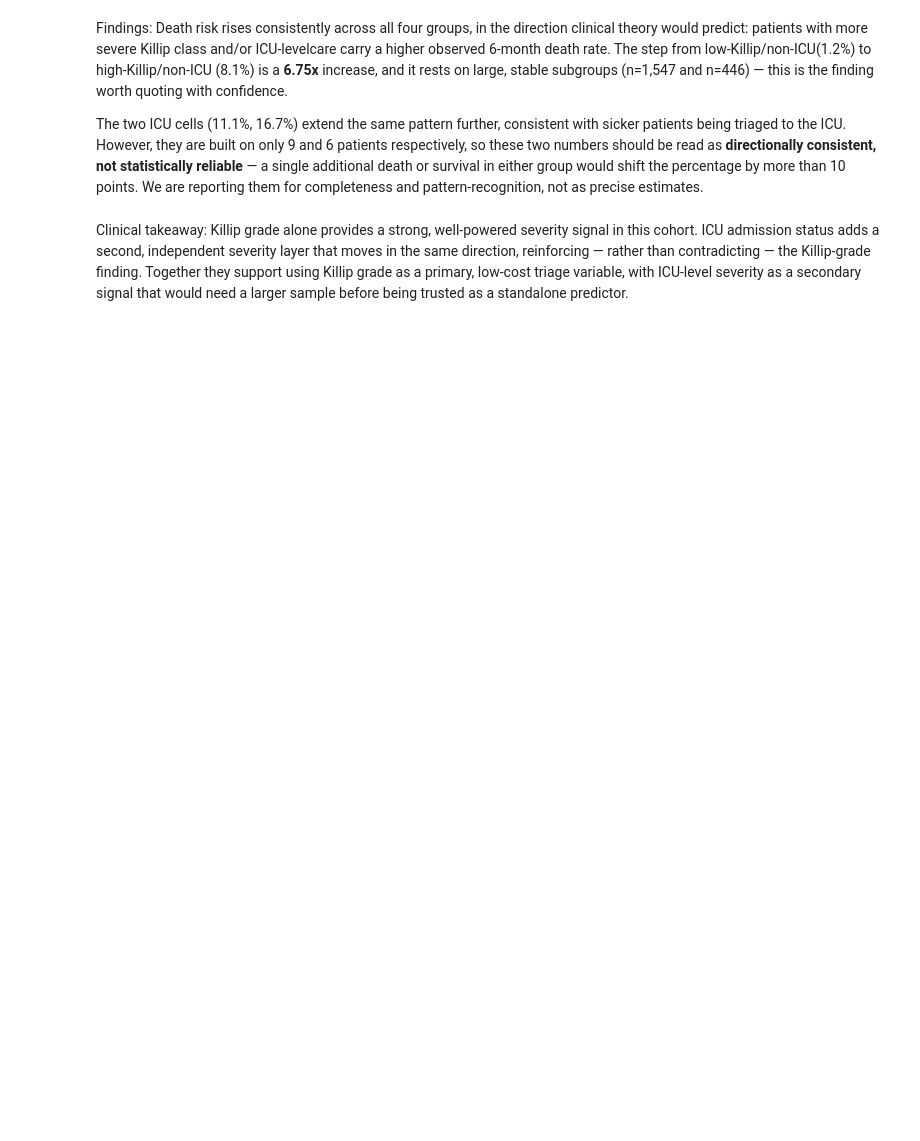
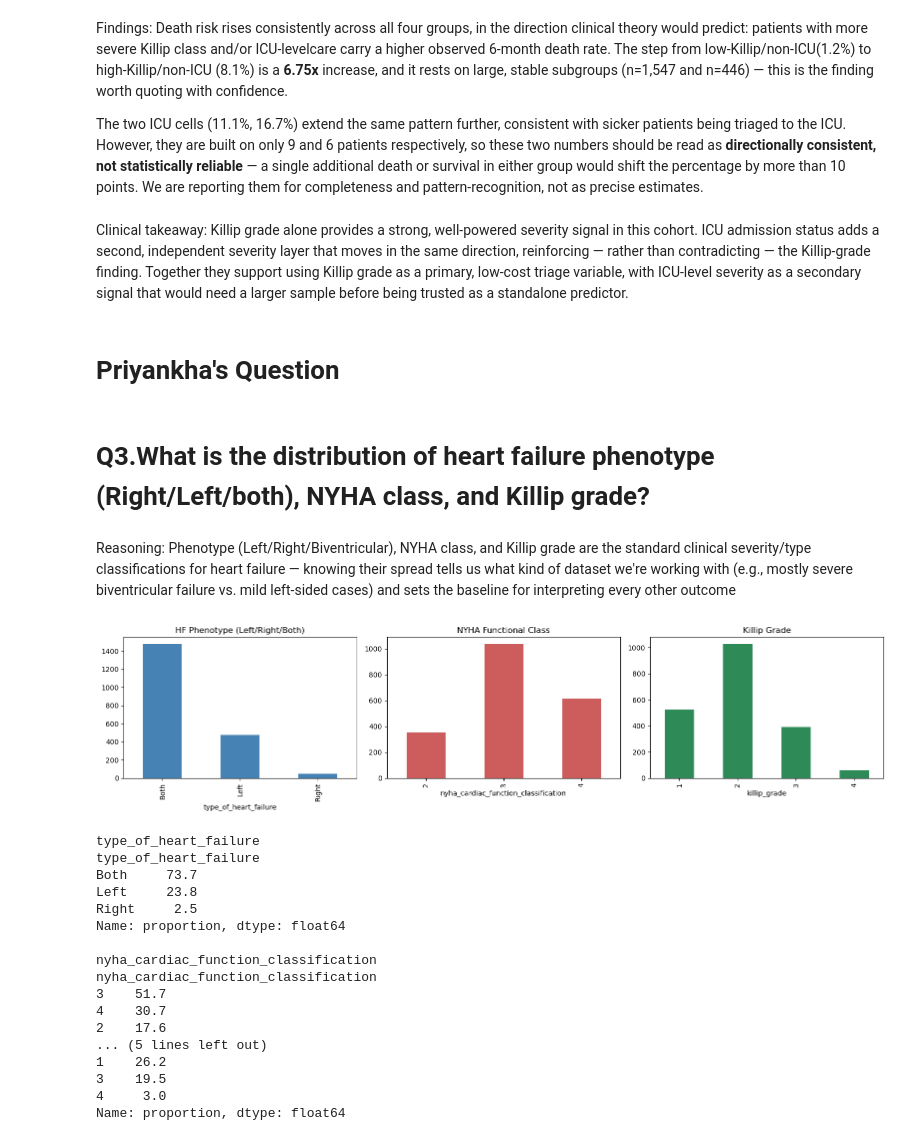
Before and after one commit to mishrasudha1984-png/Team4_The_Zen_OF_Five_PythonHackathon_Sep2026, a Jupyter notebook: Team4_The_Zen_Of_Five_02.Descriptive And Prescriptive.ipynb, the cells around one changed output. Drawn from its saved outputs; the diff is of its cells as text; code cells hidden in the pictures; blank space fills up the shorter version.

Commit message:
Priyankha and komal Question added
Priyankha s quesion added

```diff
--- a/Team4_The_Zen_Of_Five_02.Descriptive And Prescriptive.ipynb
+++ b/Team4_The_Zen_Of_Five_02.Descriptive And Prescriptive.ipynb
@@ -170,3 +170,47 @@ The two ICU cells (11.1%, 16.7%) extend the same pattern further, consistent wit
 # %% [markdown]
 Clinical takeaway:
 Killip grade alone provides a strong, well-powered severity signal in this cohort. ICU admission status adds a second, independent severity layer that moves in the same direction, reinforcing — rather than contradicting — the Killip-grade finding. Together they support using Killip grade as a primary, low-cost triage variable, with ICU-level severity as a secondary signal that would need a larger sample before being trusted as a standalone predictor.
+# %% [markdown]
+# Priyankha's Question
+# %% [markdown]
+# Q3.What is the distribution of heart failure phenotype (Right/Left/both), NYHA class, and Killip grade?
+# %% [markdown]
+Reasoning:
+Phenotype (Left/Right/Biventricular), NYHA class, and Killip grade are the standard clinical severity/type classifications for heart failure — knowing their spread tells us what kind of dataset we're working with (e.g., mostly severe biventricular failure vs. mild left-sided cases) and sets the baseline for interpreting every other outcome
+# %%
+fig, axes = plt.subplots(1, 3, figsize=(16, 4))
+
+df_master['type_of_heart_failure'].value_counts().plot(kind='bar', ax=axes[0], color='steelblue')
+axes[0].set_title('HF Phenotype (Left/Right/Both)')
+
+df_master['nyha_cardiac_function_classification'].value_counts().sort_index().plot(kind='bar', ax=axes[1], color='indianred')
+axes[1].set_title('NYHA Functional Class')
+
+df_master['killip_grade'].value_counts().sort_index().plot(kind='bar', ax=axes[2], color='seagreen')
+axes[2].set_title('Killip Grade')
+
+plt.tight_layout(); plt.show()
+
+for col in ['type_of_heart_failure', 'nyha_cardiac_function_classification', 'killip_grade']:
+    print(col)
+    print((df_master[col].value_counts(normalize=True).mul(100).round(1)))
+    print()
+# %% [output]
+[figure, added]
+type_of_heart_failure
+type_of_heart_failure
+Both     73.7
+Left     23.8
+Right     2.5
+Name: proportion, dtype: float64
+
+nyha_cardiac_function_classification
+nyha_cardiac_function_classification
+3    51.7
+4    30.7
+2    17.6
+... (5 lines left out)
+1    26.2
+3    19.5
+4     3.0
+Name: proportion, dtype: float64
```
Also changed, not shown: parts of 20 cells of this notebook.
